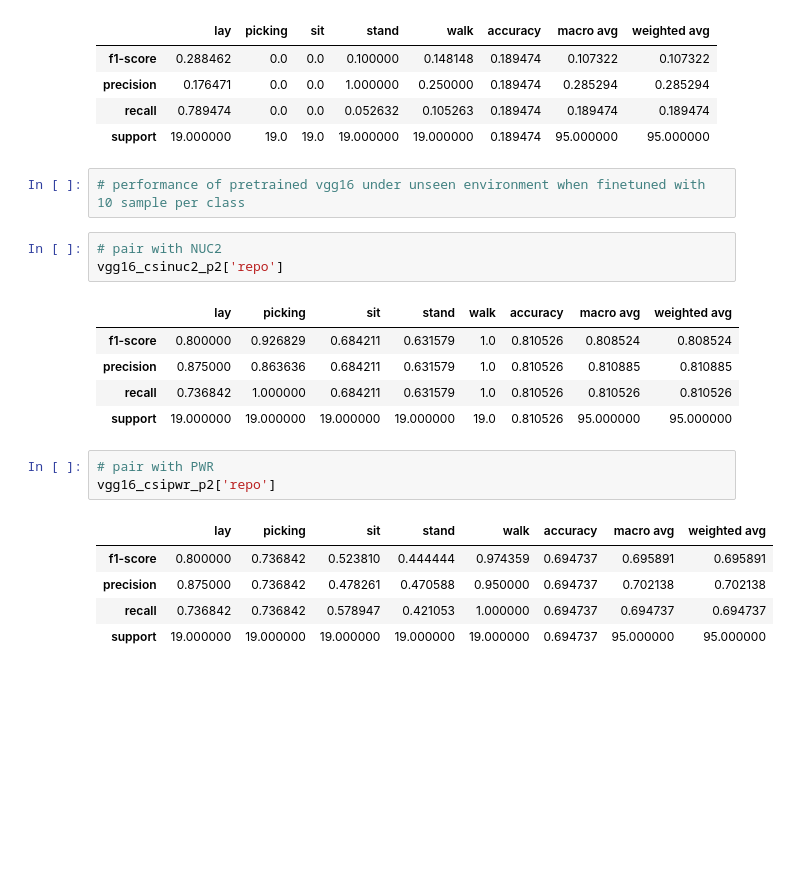
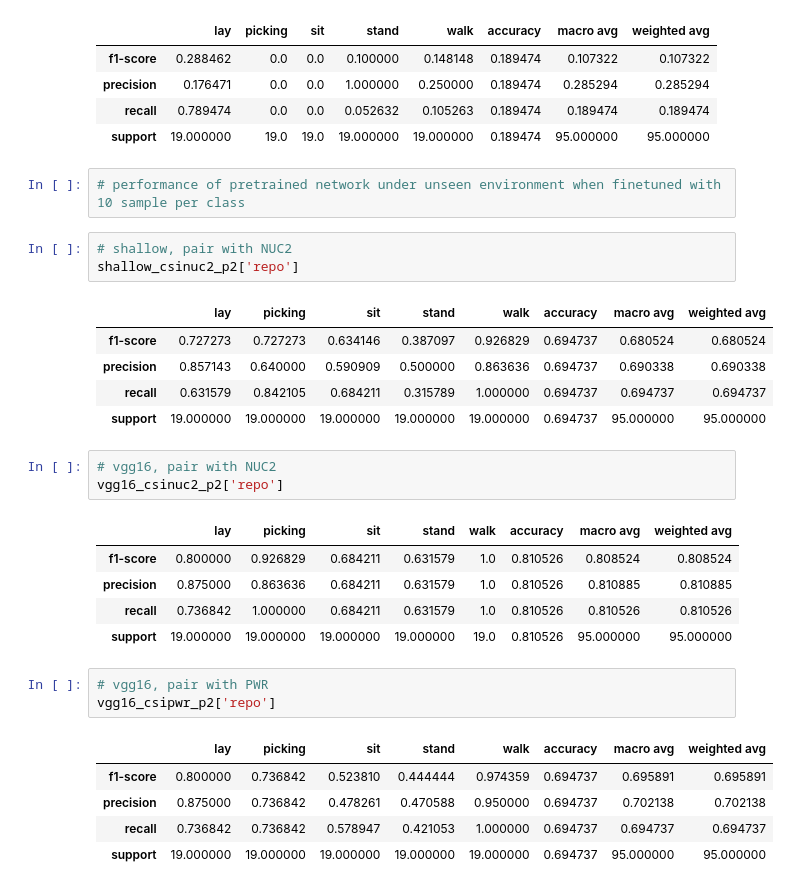
Before and after one commit to hslau44/irs_toolbox, a Jupyter notebook: Visualization.ipynb, the cells around one changed output. Saved outputs shown, nothing was run; the diff lists cells and outputs as text; blank space fills up the shorter version.

```diff
--- a/Visualization.ipynb
+++ b/Visualization.ipynb
@@ -647,9 +664,18 @@ vgg16_csinuc2_p2i['repo']
 | recall | 0.789474 | 0.0 | 0.0 | 0.052632 | 0.105263 | 0.189474 | 0.189474 | 0.189474 |
 | support | 19.000000 | 19.0 | 19.0 | 19.000000 | 19.000000 | 0.189474 | 95.000000 | 95.000000 |
 # %%
-# performance of pretrained vgg16 under unseen environment when finetuned with 10 sample per class
+# performance of pretrained network under unseen environment when finetuned with 10 sample per class
+# %%
+# shallow, pair with NUC2
+shallow_csinuc2_p2['repo']
+# %% [output]
+|  | lay | picking | sit | stand | walk | accuracy | macro avg | weighted avg |
+| f1-score | 0.727273 | 0.727273 | 0.634146 | 0.387097 | 0.926829 | 0.694737 | 0.680524 | 0.680524 |
+| precision | 0.857143 | 0.640000 | 0.590909 | 0.500000 | 0.863636 | 0.694737 | 0.690338 | 0.690338 |
+| recall | 0.631579 | 0.842105 | 0.684211 | 0.315789 | 1.000000 | 0.694737 | 0.694737 | 0.694737 |
+| support | 19.000000 | 19.000000 | 19.000000 | 19.000000 | 19.000000 | 0.694737 | 95.000000 | 95.000000 |
 # %%
-# pair with NUC2
+# vgg16, pair with NUC2
 vgg16_csinuc2_p2['repo']
 # %% [output]
 |  | lay | picking | sit | stand | walk | accuracy | macro avg | weighted avg |
@@ -658,7 +684,7 @@ vgg16_csinuc2_p2['repo']
 | recall | 0.736842 | 1.000000 | 0.684211 | 0.631579 | 1.0 | 0.810526 | 0.810526 | 0.810526 |
 | support | 19.000000 | 19.000000 | 19.000000 | 19.000000 | 19.0 | 0.810526 | 95.000000 | 95.000000 |
 # %%
-# pair with PWR
+# vgg16, pair with PWR
 vgg16_csipwr_p2['repo']
 # %% [output]
 |  | lay | picking | sit | stand | walk | accuracy | macro avg | weighted avg |
```
Also changed, not shown: parts of 6 cells of this notebook.
